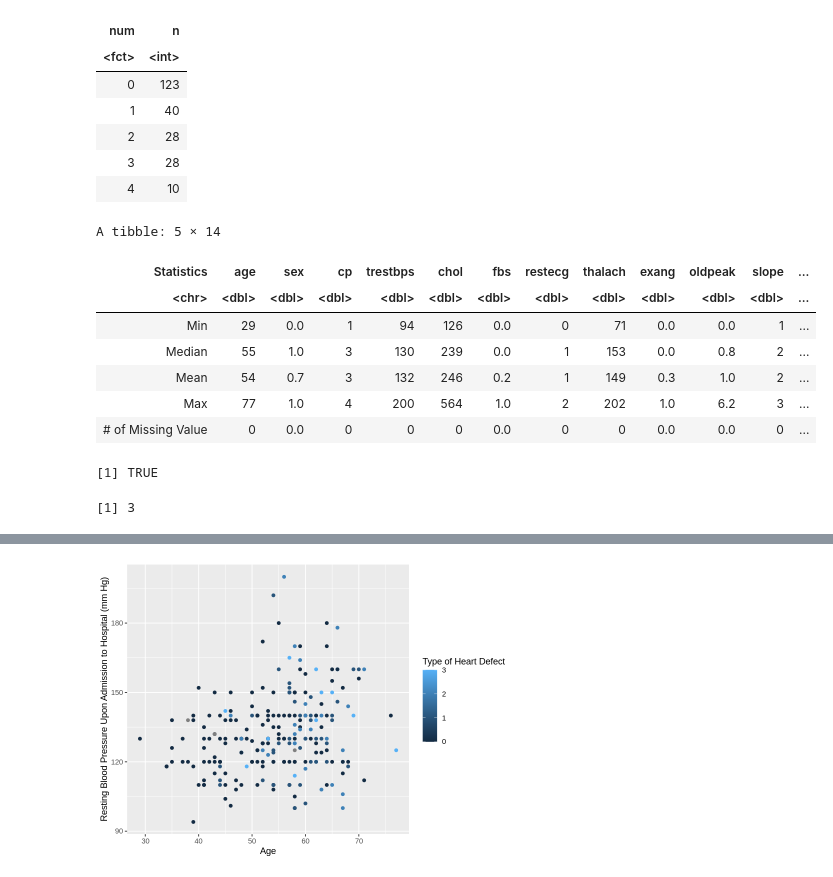
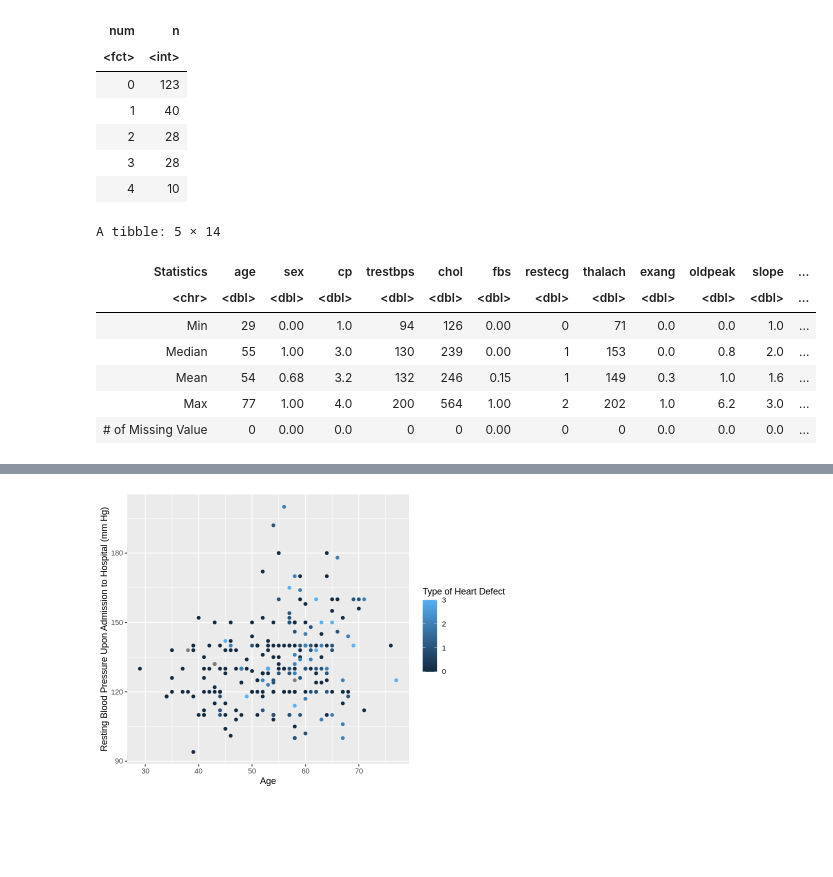
Before and after one commit to CeciH1026/DSCI_Group_Project, a Jupyter notebook: Heart Data - DSCI group proj.ipynb, the cells around one changed output, grey strips where cells are left out. Drawn from its saved outputs; the diff is of its cells as text; code cells hidden in the pictures; blank space fills up the shorter version.

```diff
--- a/Heart Data - DSCI group proj.ipynb
+++ b/Heart Data - DSCI group proj.ipynb
@@ -115,45 +115,36 @@ A tibble: 5 × 2
 | 3 | 28 |
 | 4 | 10 |
 # %%
-# means of predictor variables used in analysis
-options(digits=0)
+# summary statistics of predictor variables used in analysis
+options(digits=2)
 heart_mean <- heart_train%>%
                     select(-num) %>%
                     map_df(mean,na.rm = TRUE)
+
 heart_min <- heart_train %>%
                     select(-num) %>%
                     map_df(min,na.rm=TRUE)
+
 heart_max <- heart_train %>%
                     select(-num) %>%
                     map_df(max,na.rm=TRUE)
+
 heart_median <- heart_train %>%
                     select(-num) %>%
                     map_df(median,na.rm=TRUE)
+
 heart_missing <- colSums(is.na(heart_train%>%select(-num)))
-# https://stackoverflow.com/questions/26273663/r-how-to-total-the-number-of-na-in-each-col-of-data-frame
+# Source: https://stackoverflow.com/questions/26273663/r-how-to-total-the-number-of-na-in-each-col-of-data-frame
+
 heart_sum_pred <- rbind(heart_min,heart_median,heart_mean,heart_max,heart_missing) %>%
                     mutate(Statistics=c('Min','Median','Mean','Max','# of Missing Value'),.before=age)
 heart_sum_pred
 # %% [output]
 A tibble: 5 × 14
 | Statistics | age | sex | cp | trestbps | chol | fbs | restecg | thalach | exang | oldpeak | slope | ... |
 | <chr> | <dbl> | <dbl> | <dbl> | <dbl> | <dbl> | <dbl> | <dbl> | <dbl> | <dbl> | <dbl> | <dbl> | ... |
-| Min | 29 | 0.0 | 1 | 94 | 126 | 0.0 | 0 | 71 | 0.0 | 0.0 | 1 | ... |
-| Median | 55 | 1.0 | 3 | 130 | 239 | 0.0 | 1 | 153 | 0.0 | 0.8 | 2 | ... |
-| Mean | 54 | 0.7 | 3 | 132 | 246 | 0.2 | 1 | 149 | 0.3 | 1.0 | 2 | ... |
-| Max | 77 | 1.0 | 4 | 200 | 564 | 1.0 | 2 | 202 | 1.0 | 6.2 | 3 | ... |
-| # of Missing Value | 0 | 0.0 | 0 | 0 | 0 | 0.0 | 0 | 0 | 0.0 | 0.0 | 0 | ... |
+| Min | 29 | 0.00 | 1.0 | 94 | 126 | 0.00 | 0 | 71 | 0.0 | 0.0 | 1.0 | ... |
+| Median | 55 | 1.00 | 3.0 | 130 | 239 | 0.00 | 1 | 153 | 0.0 | 0.8 | 2.0 | ... |
+| Mean | 54 | 0.68 | 3.2 | 132 | 246 | 0.15 | 1 | 149 | 0.3 | 1.0 | 1.6 | ... |
+| Max | 77 | 1.00 | 4.0 | 200 | 564 | 1.00 | 2 | 202 | 1.0 | 6.2 | 3.0 | ... |
+| # of Missing Value | 0 | 0.00 | 0.0 | 0 | 0 | 0.00 | 0 | 0 | 0.0 | 0.0 | 0.0 | ... |
-# %%
-# number of rows with missing data
-any(is.na(heart_train[12]))
-
-heart_missing <-0
-for (n in 1: nrow(heart_train)) {
-    if (any(is.na(slice(heart_train,n)))==TRUE) {
-        heart_missing <- heart_missing +1 }
-        }
-
-heart_missing
-# %% [output]
-[1] TRUE
-[1] 3
```
Also changed, not shown: parts of 4 cells of this notebook.
